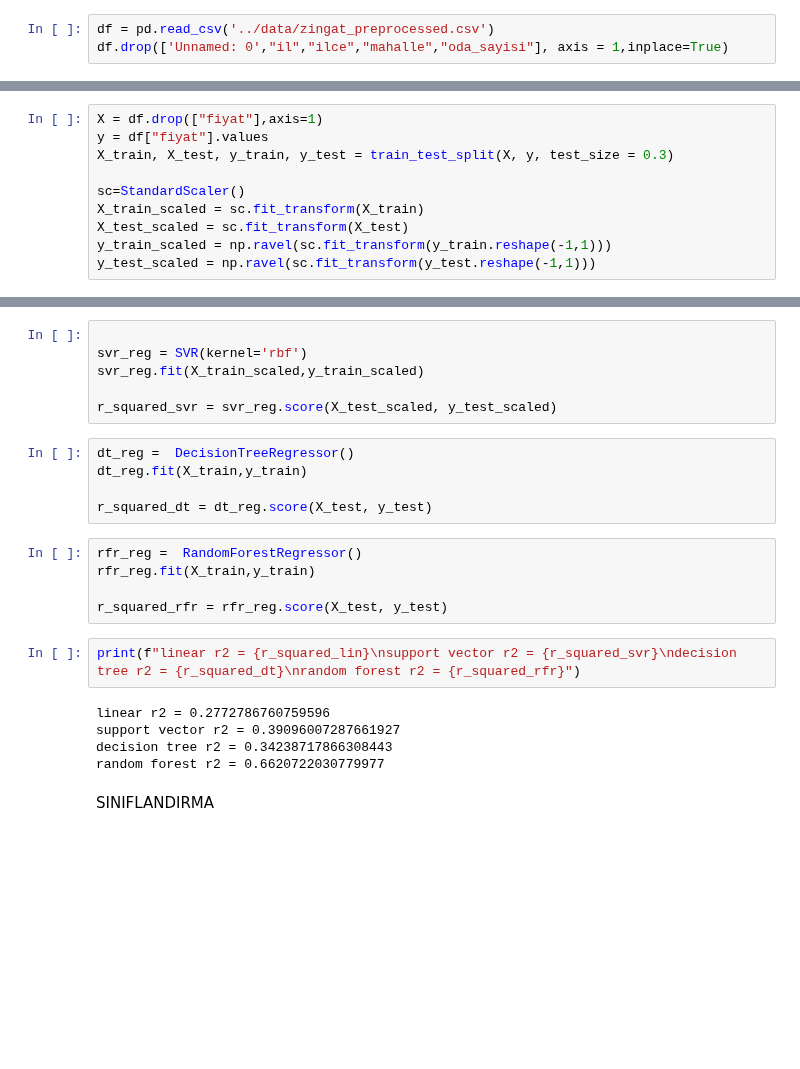
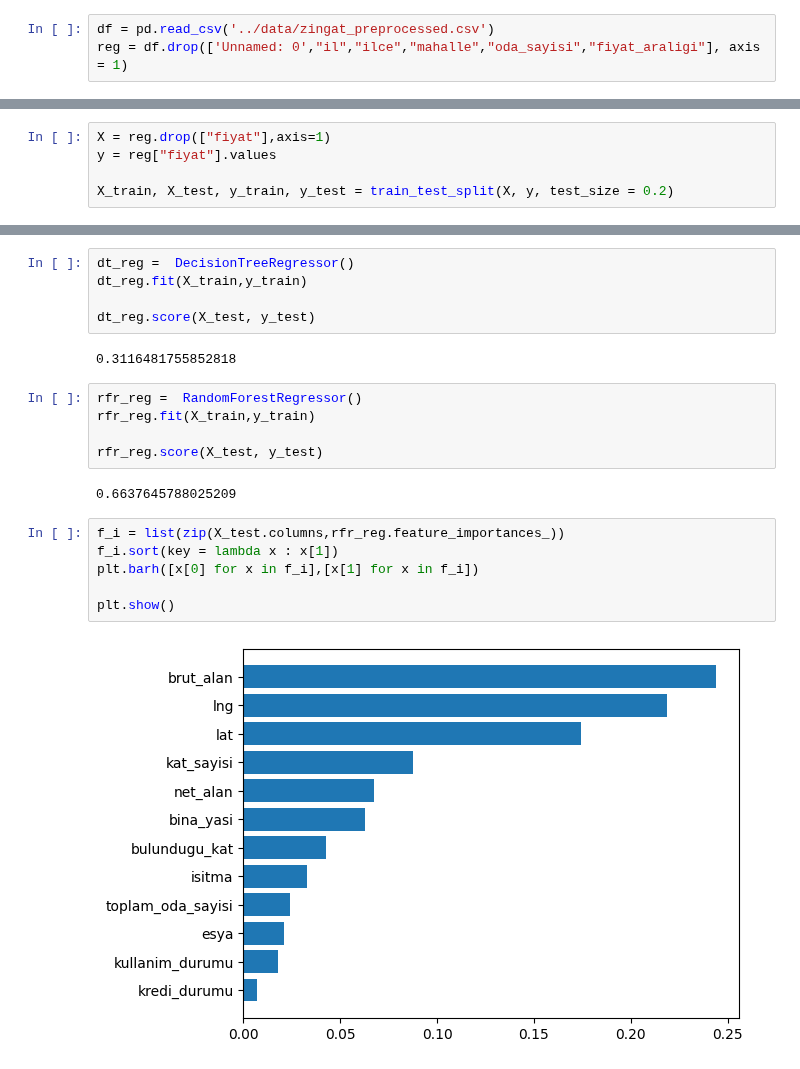
Before and after one commit to flunitraz/house-price-analysis, a Jupyter notebook: notebooks/model_development.ipynb, the cells around one changed output, grey strips where cells are left out. Drawn from its saved outputs; the diff is of its cells as text; blank space fills up the shorter version.

```diff
--- a/notebooks/model_development.ipynb
+++ b/notebooks/model_development.ipynb
@@ -10,3 +13,3 @@ from sklearn.preprocessing import StandardScaler,PolynomialFeatures
 # %%
 df = pd.read_csv('../data/zingat_preprocessed.csv')
-df.drop(['Unnamed: 0',"il","ilce","mahalle","oda_sayisi"], axis = 1,inplace=True)
+reg = df.drop(['Unnamed: 0',"il","ilce","mahalle","oda_sayisi","fiyat_araligi"], axis = 1)
@@ -31,13 +16,8 @@ REGRESYON
 # %%
-X = df.drop(["fiyat"],axis=1)
-y = df["fiyat"].values
-X_train, X_test, y_train, y_test = train_test_split(X, y, test_size = 0.3)
+X = reg.drop(["fiyat"],axis=1)
+y = reg["fiyat"].values
 
-sc=StandardScaler()
-X_train_scaled = sc.fit_transform(X_train)
-X_test_scaled = sc.fit_transform(X_test)
-y_train_scaled = np.ravel(sc.fit_transform(y_train.reshape(-1,1)))
-y_test_scaled = np.ravel(sc.fit_transform(y_test.reshape(-1,1)))
+X_train, X_test, y_train, y_test = train_test_split(X, y, test_size = 0.2)
 # %%
 lin_reg = LinearRegression()
 lin_reg.fit(X_train,y_train)
@@ -46,25 +28,22 @@ r_squared_lin = lin_reg.score(X_test, y_test)
-# %%
-
-svr_reg = SVR(kernel='rbf')
-svr_reg.fit(X_train_scaled,y_train_scaled)
-
-r_squared_svr = svr_reg.score(X_test_scaled, y_test_scaled)
 # %%
 dt_reg =  DecisionTreeRegressor()
 dt_reg.fit(X_train,y_train)
 
-r_squared_dt = dt_reg.score(X_test, y_test)
+dt_reg.score(X_test, y_test)
+# %% [output]
+0.3116481755852818
 # %%
 rfr_reg =  RandomForestRegressor()
 rfr_reg.fit(X_train,y_train)
 
-r_squared_rfr = rfr_reg.score(X_test, y_test)
+rfr_reg.score(X_test, y_test)
+# %% [output]
+0.6637645788025209
-# %%
-print(f"linear r2 = {r_squared_lin}\nsupport vector r2 = {r_squared_svr}\ndecision tree r2 = {r_squared_dt}\nrandom forest r2 = {r_squared_rfr}")
-# %% [output]
-linear r2 = 0.2772786760759596
-support vector r2 = 0.39096007287661927
-decision tree r2 = 0.34238717866308443
-random forest r2 = 0.6620722030779977
-# %% [markdown]
-SINIFLANDIRMA
+# %%
+f_i = list(zip(X_test.columns,rfr_reg.feature_importances_))
+f_i.sort(key = lambda x : x[1])
+plt.barh([x[0] for x in f_i],[x[1] for x in f_i])
+
+plt.show()
+# %% [output]
+[figure, added]
```
Also changed, not shown: parts of 15 cells of this notebook, 7 other files.
